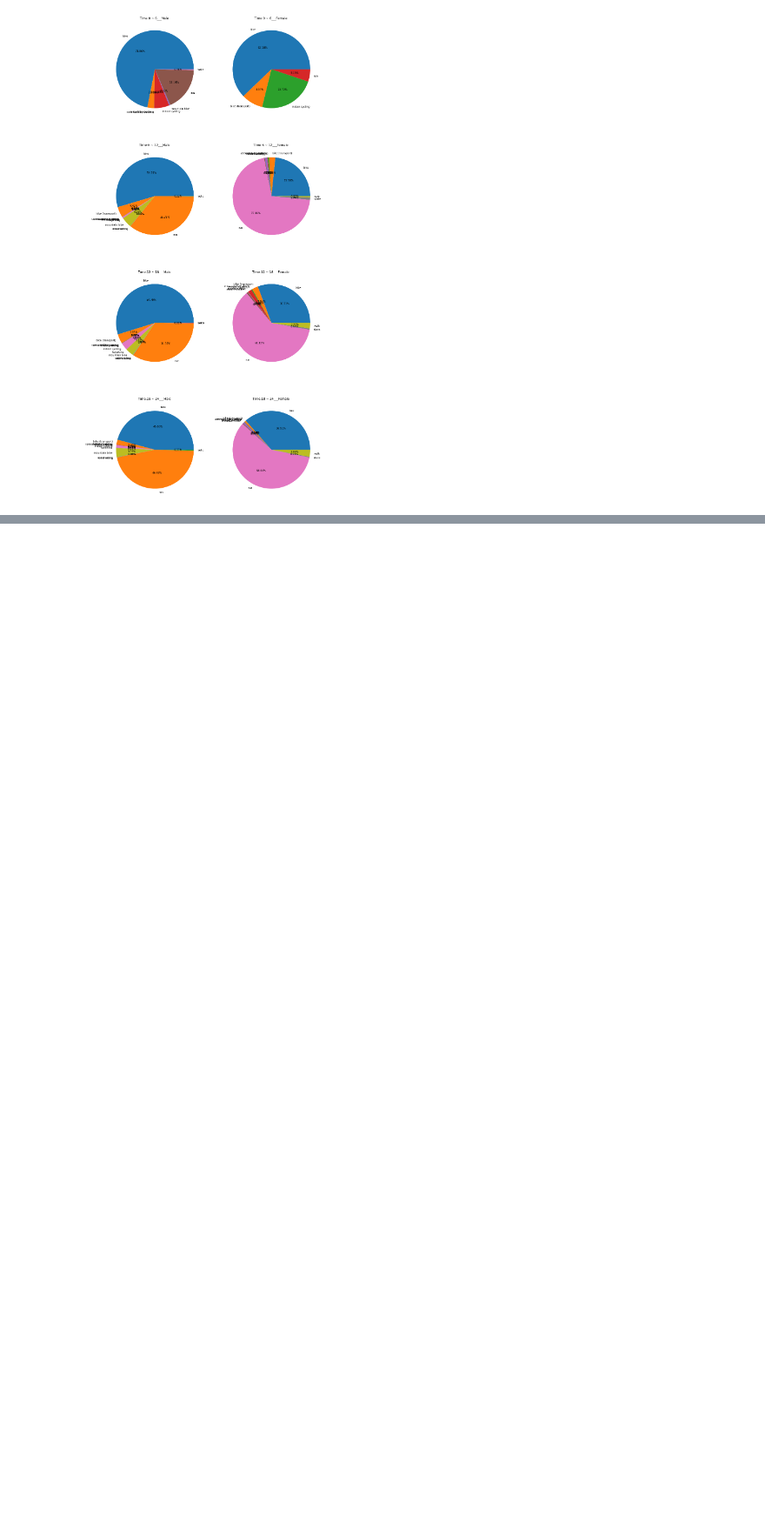
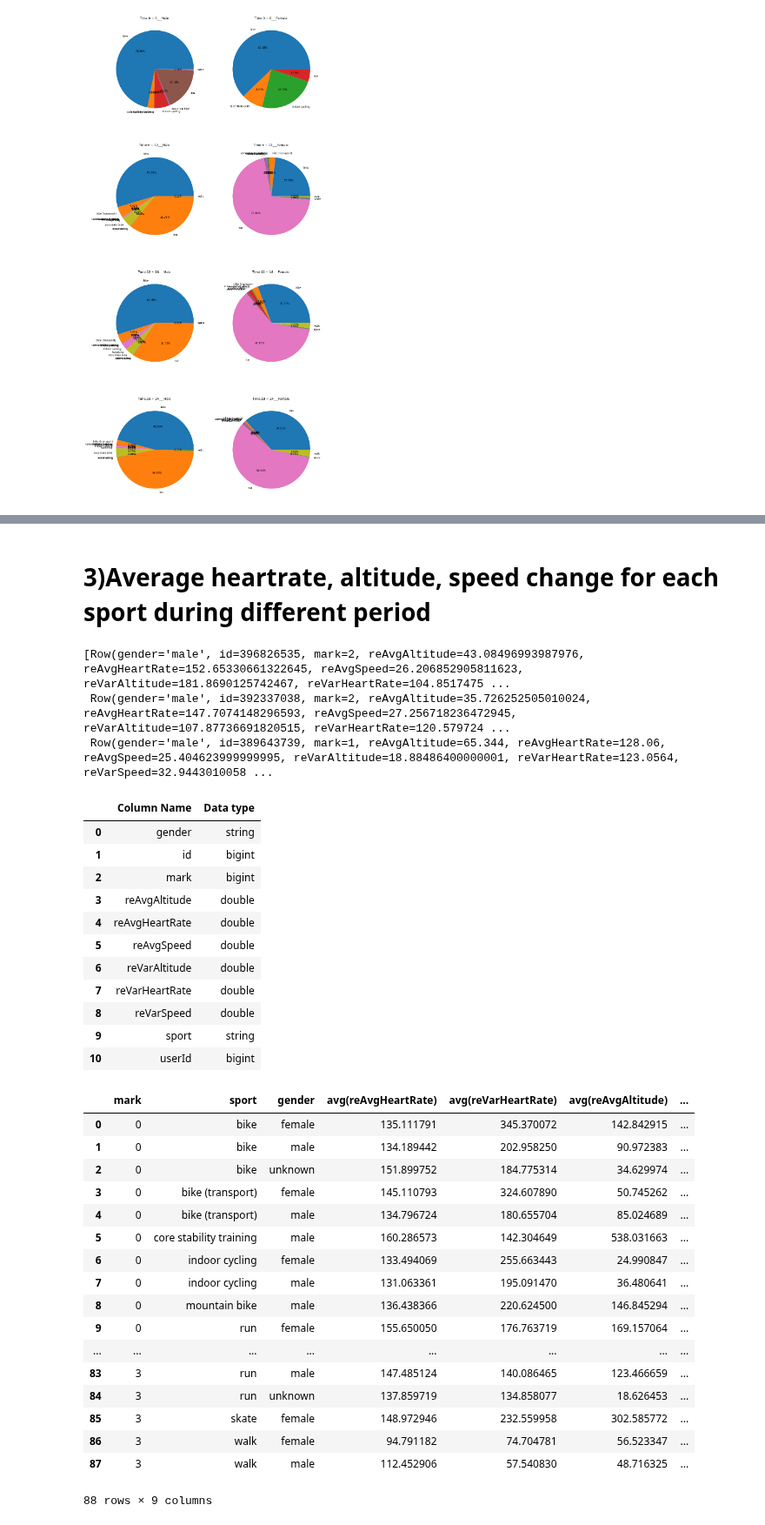
Before and after one commit to TuanTTranCS/concordia-bigdata-project, a Jupyter notebook: BigData_Project_Yefei.ipynb, the cells around one changed output, grey strips where cells are left out. Shown at 87% size. Saved outputs shown, nothing was run; the diff lists cells and outputs as text; code cells hidden in the pictures; blank space fills up the shorter version.

```diff
--- a/BigData_Project_Yefei.ipynb
+++ b/BigData_Project_Yefei.ipynb
@@ -520,0 +533,56 @@ for i in range(8):
+# %% [markdown]
+# 3)Average heartrate, altitude, speed change for each sport during different period
+# %%
+InteractiveShell.ast_node_interactivity = "all"
+rdd8=df8.rdd
+def avgReHeartRate(row):
+    if row['reHeartRate']!='':
+        reAvgHeartRate=np.mean(row['reHeartRate'])
+        reVarHeartRate=np.var(row['reHeartRate'])
+        reAvgAltitude=np.mean(row['reAltitude'])
+        reVarAltitude=np.var(row['reAltitude'])
+        reAvgSpeed=np.mean(row['reSpeed'])
+        reVarSpeed=np.var(row['reSpeed'])
+        return Row(id=int(row['id']), mark=row['mark'], reAvgHeartRate=float(reAvgHeartRate), reVarHeartRate=float(reVarHeartRate), reAvgAltitude=float(reAvgAltitude), reVarAltitude=float(reVarAltitude), reAvgSpeed=float(reAvgSpeed), reVarSpeed=float(reVarSpeed), gender=str(row['gender']),sport=str(row['sport']),userId=row['userId'])
+rdda8HR=rdd8.map(avgReHeartRate)
+# rdda8HR.take(3)
+df9=spark.createDataFrame(rdda8HR)
+DataFrame(df9.dtypes, columns =['Column Name','Data type'])
+
+
+df9AvgHearRate=df9.groupBy(['mark','sport','gender']).avg('reAvgHeartRate', 'reVarHeartRate', 'reAvgAltitude', 'reVarAltitude', 'reAvgSpeed', 'reVarSpeed').orderBy(['mark','sport','gender'])
+df9AvgHearRate.toPandas()
+# %% [output]
+[Row(gender='male', id=396826535, mark=2, reAvgAltitude=43.08496993987976, reAvgHeartRate=152.65330661322645, reAvgSpeed=26.206852905811623, reVarAltitude=181.8690125742467, reVarHeartRate=104.8517475 ...
+ Row(gender='male', id=392337038, mark=2, reAvgAltitude=35.726252505010024, reAvgHeartRate=147.7074148296593, reAvgSpeed=27.256718236472945, reVarAltitude=107.87736691820515, reVarHeartRate=120.579724 ...
+ Row(gender='male', id=389643739, mark=1, reAvgAltitude=65.344, reAvgHeartRate=128.06, reAvgSpeed=25.404623999999995, reVarAltitude=18.88486400000001, reVarHeartRate=123.0564, reVarSpeed=32.9443010058 ...
+|  | Column Name | Data type |
+| 0 | gender | string |
+| 1 | id | bigint |
+| 2 | mark | bigint |
+| 3 | reAvgAltitude | double |
+| 4 | reAvgHeartRate | double |
+| 5 | reAvgSpeed | double |
+| 6 | reVarAltitude | double |
+| 7 | reVarHeartRate | double |
+| 8 | reVarSpeed | double |
+| 9 | sport | string |
+| 10 | userId | bigint |
+|  | mark | sport | gender | avg(reAvgHeartRate) | avg(reVarHeartRate) | avg(reAvgAltitude) | ... |
+| 0 | 0 | bike | female | 135.111791 | 345.370072 | 142.842915 | ... |
+| 1 | 0 | bike | male | 134.189442 | 202.958250 | 90.972383 | ... |
+| 2 | 0 | bike | unknown | 151.899752 | 184.775314 | 34.629974 | ... |
+| 3 | 0 | bike (transport) | female | 145.110793 | 324.607890 | 50.745262 | ... |
+| 4 | 0 | bike (transport) | male | 134.796724 | 180.655704 | 85.024689 | ... |
+| 5 | 0 | core stability training | male | 160.286573 | 142.304649 | 538.031663 | ... |
+| 6 | 0 | indoor cycling | female | 133.494069 | 255.663443 | 24.990847 | ... |
+| 7 | 0 | indoor cycling | male | 131.063361 | 195.091470 | 36.480641 | ... |
+| 8 | 0 | mountain bike | male | 136.438366 | 220.624500 | 146.845294 | ... |
+| 9 | 0 | run | female | 155.650050 | 176.763719 | 169.157064 | ... |
+| ... | ... | ... | ... | ... | ... | ... | ... |
+| 83 | 3 | run | male | 147.485124 | 140.086465 | 123.466659 | ... |
+| 84 | 3 | run | unknown | 137.859719 | 134.858077 | 18.626453 | ... |
+| 85 | 3 | skate | female | 148.972946 | 232.559958 | 302.585772 | ... |
+| 86 | 3 | walk | female | 94.791182 | 74.704781 | 56.523347 | ... |
+| 87 | 3 | walk | male | 112.452906 | 57.540830 | 48.716325 | ... |
+88 rows × 9 columns
```
Also changed, not shown: parts of 6 cells of this notebook.
